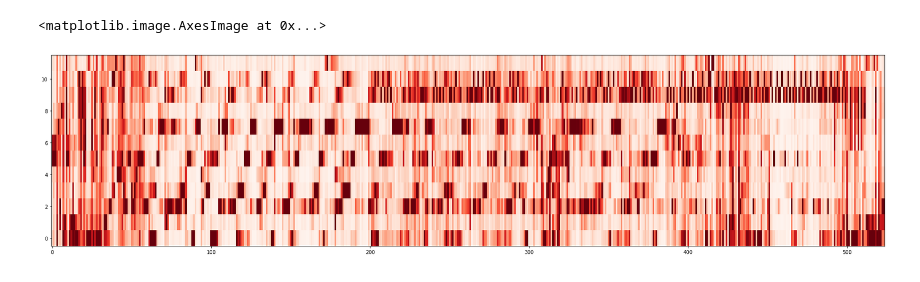
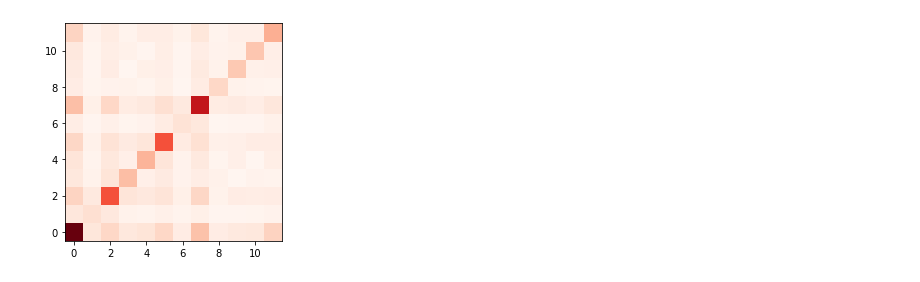
Before and after one commit to jpivarski-talks/2021-02-09-propose-scipy2021-tutorial, a Jupyter notebook: prep/million-song.ipynb, the cells around one changed output. Drawn from its saved outputs; the diff is of its cells as text; code cells hidden in the pictures.

```diff
--- a/prep/million-song.ipynb
+++ b/prep/million-song.ipynb
@@ -589,6 +54,15 @@ ax.set_aspect(1)
-# %%
-fig, ax = plt.subplots(1, 1, figsize=(30, 10))
-ax.imshow(np.asarray(songs.analysis.segments.pitches[(songs.metadata.artist_name == "Nine Inch Nails") & (songs.metadata.title == "The Frail")][0]).T, aspect=10, interpolation="nearest", cmap="Reds", origin="lower")
-# %% [output]
-<matplotlib.image.AxesImage at 0x...>
-[figure, removed]
+# %%
+before = loudest_pitches[:, :-1]
+after = loudest_pitches[:, 1:]
+
+fig, ax = plt.subplots(1, 1)
+ax.hist2d(
+    np.asarray(ak.flatten(before)),
+    np.asarray(ak.flatten(after)),
+    bins=(12, 12),
+    range=((-0.5, 11.5), (-0.5, 11.5)),
+    cmap="Reds",
+)
+ax.set_aspect(1)
+# %% [output]
+[figure, added]
```
Also changed, not shown: parts of 72 cells of this notebook, 1 other file.
